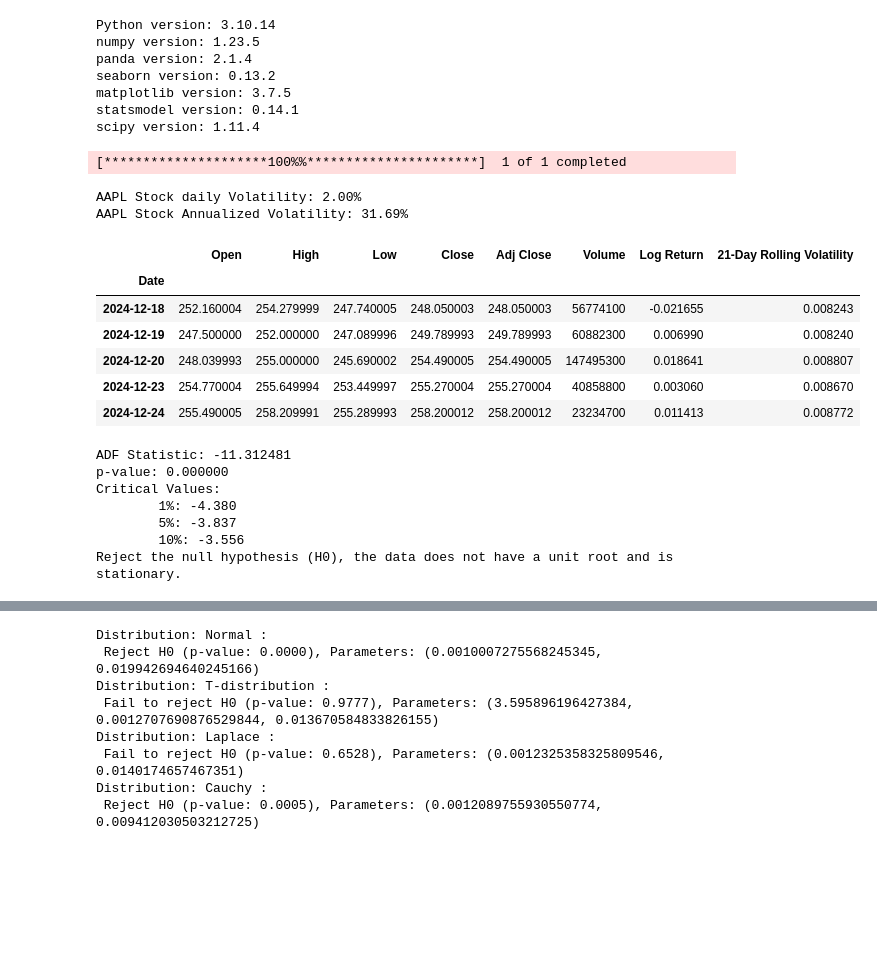
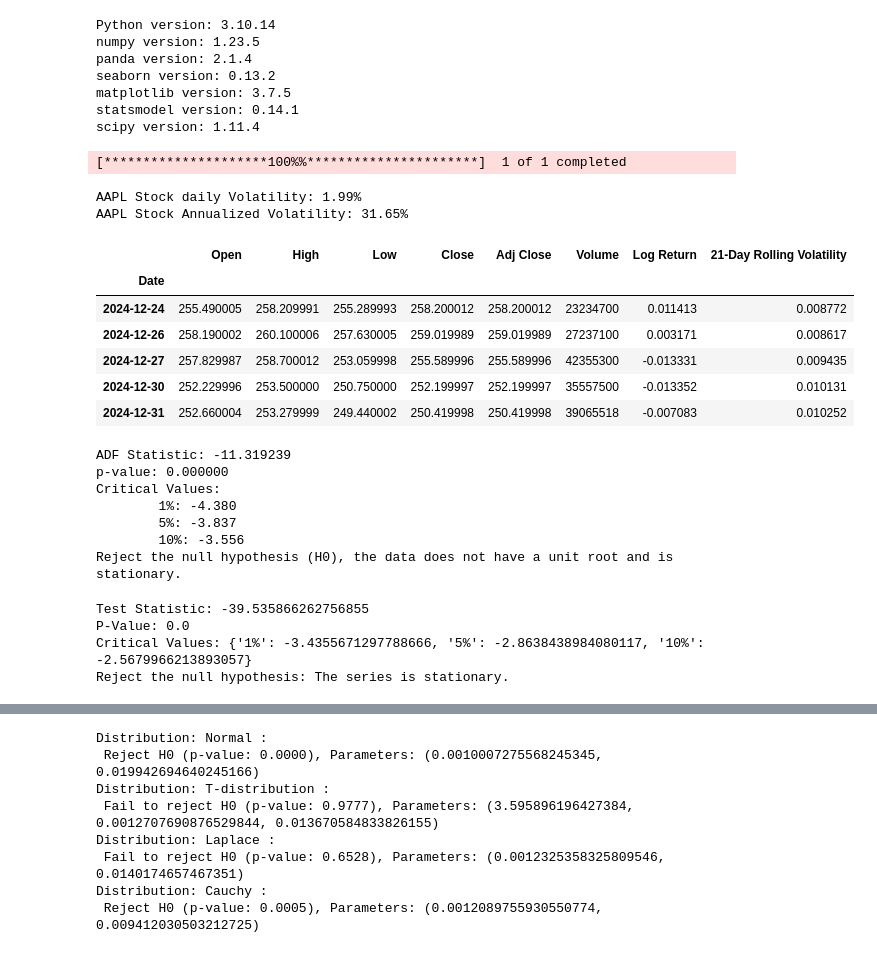
Before and after one commit to myscratchbooks/Python-and-R, a Jupyter notebook: Python_Stochastic Volatility Models Simulation and Statistical Model.ipynb, the cells around one changed output, grey strips where cells are left out. Cells and saved outputs as stored; diff of their text form; code cells hidden in the pictures; blank space fills up the shorter version.

```diff
--- a/Python_Stochastic Volatility Models Simulation and Statistical Model.ipynb
+++ b/Python_Stochastic Volatility Models Simulation and Statistical Model.ipynb
@@ -40,44 +40,44 @@ matplotlib version: 3.7.5
 statsmodel version: 0.14.1
 scipy version: 1.11.4
 # %%
-endDate = "2024-12-25"
+endDate = "2025-01-01"
 startDate = "2020-01-01"
 
 ticker ='AAPL'
 
 # Download AAPL stock data
 aapl = yf.download(ticker, start=startDate, end=endDate)
 
 # Calculate daily log returns
 aapl['Log Return'] = np.log(aapl['Adj Close'] / aapl['Adj Close'].shift(1))
 
 # Calculate daily volatility (standard deviation of log returns)
 daily_volatility = aapl['Log Return'].std()
 
 # Calculate 21-day rolling (historical) volatility
 window = 21
 aapl['21-Day Rolling Volatility'] = aapl['Log Return'].rolling(window=window).std()
 
 # Calculate Annualize rolling volatility
 trading_days = 252
 #aapl['annualized_volatility'] = aapl['21-Day Rolling Volatility'] * np.sqrt(trading_days)
 annualized_volatility = daily_volatility * np.sqrt(trading_days)
 
 print(f"AAPL Stock daily Volatility: {daily_volatility:.2%}")
 print(f"AAPL Stock Annualized Volatility: {annualized_volatility:.2%}")
 
 aapl.tail()
 # %% [output]
 [*********************100%%**********************]  1 of 1 completed
-AAPL Stock daily Volatility: 2.00%
-AAPL Stock Annualized Volatility: 31.69%
+AAPL Stock daily Volatility: 1.99%
+AAPL Stock Annualized Volatility: 31.65%
 |  | Open | High | Low | Close | Adj Close | Volume | Log Return | 21-Day Rolling Volatility |
 | Date |  |  |  |  |  |  |  |  |
-| 2024-12-18 | 252.160004 | 254.279999 | 247.740005 | 248.050003 | 248.050003 | 56774100 | -0.021655 | 0.008243 |
-| 2024-12-19 | 247.500000 | 252.000000 | 247.089996 | 249.789993 | 249.789993 | 60882300 | 0.006990 | 0.008240 |
-| 2024-12-20 | 248.039993 | 255.000000 | 245.690002 | 254.490005 | 254.490005 | 147495300 | 0.018641 | 0.008807 |
-| 2024-12-23 | 254.770004 | 255.649994 | 253.449997 | 255.270004 | 255.270004 | 40858800 | 0.003060 | 0.008670 |
 | 2024-12-24 | 255.490005 | 258.209991 | 255.289993 | 258.200012 | 258.200012 | 23234700 | 0.011413 | 0.008772 |
+| 2024-12-26 | 258.190002 | 260.100006 | 257.630005 | 259.019989 | 259.019989 | 27237100 | 0.003171 | 0.008617 |
+| 2024-12-27 | 257.829987 | 258.700012 | 253.059998 | 255.589996 | 255.589996 | 42355300 | -0.013331 | 0.009435 |
+| 2024-12-30 | 252.229996 | 253.500000 | 250.750000 | 252.199997 | 252.199997 | 35557500 | -0.013352 | 0.010131 |
+| 2024-12-31 | 252.660004 | 253.279999 | 249.440002 | 250.419998 | 250.419998 | 39065518 | -0.007083 | 0.010252 |
 # %%
 from statsmodels.tsa.stattools import acf, pacf, q_stat, adfuller, grangercausalitytests
 
@@ -92,10 +92,29 @@ if result[1]  > 0.05 :
 elif result[1] <= 0.05 :
     print('Reject the null hypothesis (H0), the data does not have a unit root and is stationary.')
 # %% [output]
-ADF Statistic: -11.312481
+ADF Statistic: -11.319239
 p-value: 0.000000
 Critical Values:
         1%: -4.380
         5%: -3.837
         10%: -3.556
 Reject the null hypothesis (H0), the data does not have a unit root and is stationary.
+# %%
+from arch.unitroot import PhillipsPerron
+
+# Apply the Phillips-Perron test
+pp_test = PhillipsPerron(aapl['Log Return'].dropna())
+print(f"Test Statistic: {pp_test.stat}")
+print(f"P-Value: {pp_test.pvalue}")
+print(f"Critical Values: {pp_test.critical_values}")
+
+# Interpretation
+if pp_test.pvalue < 0.05:
+    print("Reject the null hypothesis: The series is stationary.")
+else:
+    print("Fail to reject the null hypothesis: The series is non-stationary.")
+# %% [output]
+Test Statistic: -39.535866262756855
+P-Value: 0.0
+Critical Values: {'1%': -3.4355671297788666, '5%': -2.8638438984080117, '10%': -2.5679966213893057}
+Reject the null hypothesis: The series is stationary.
```
Also changed, not shown: parts of 5 cells of this notebook.
